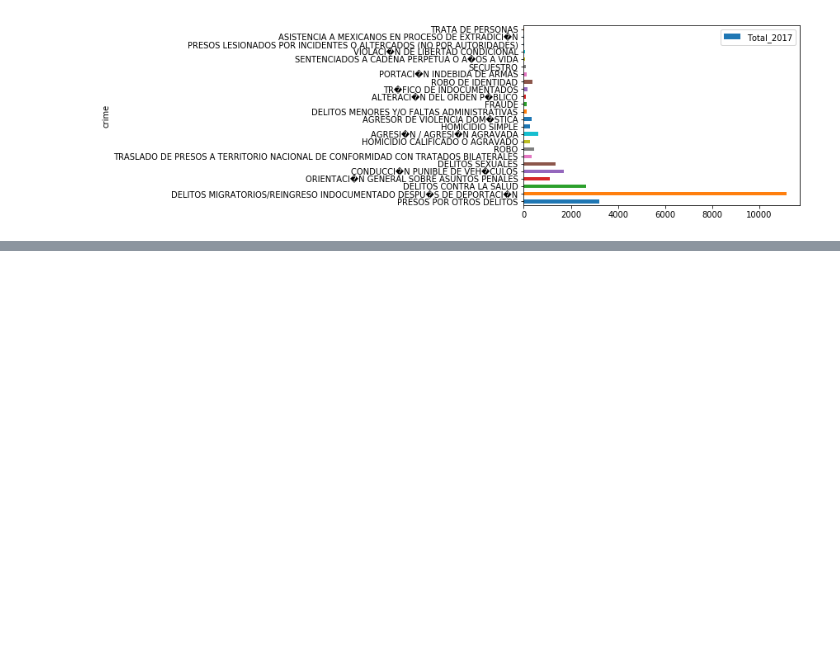
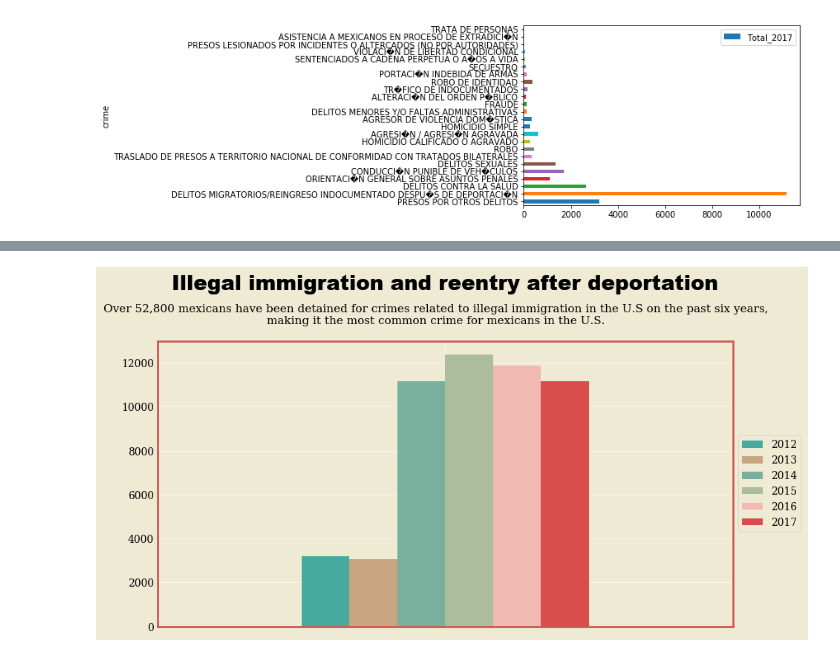
Before and after one commit to dbaptistr/data-studio, a Jupyter notebook: 02-project/Mexican crime abroad.ipynb, the cells around one changed output, grey strips where cells are left out. Cells and saved outputs as stored; diff of their text form; code cells hidden in the pictures; blank space fills up the shorter version.

```diff
--- a/02-project/Mexican crime abroad.ipynb
+++ b/02-project/Mexican crime abroad.ipynb
@@ -207,0 +231,4 @@ TypeError: Empty 'DataFrame': no numeric data to plot
+# %%
+migratorios = new_df[new_df.crime == 'DELITOS MIGRATORIOS/REINGRESO INDOCUMENTADO DESPU�S DE DEPORTACI�N']
+migratorios.drop(['Total_2010', 'Total_2011'], axis=1, inplace=True)
+migratorios
@@ -207,0 +308,27 @@ TypeError: Empty 'DataFrame': no numeric data to plot
+# %%
+ax= migratorios.plot(kind='bar', figsize=(10, 5))
+ax.grid(True, linewidth=0.5)
+ax.set_axisbelow(True)
+L = ax.legend(loc='center left', bbox_to_anchor=(1, 0.5))
+ax.xaxis.label.set_visible(False)
+ax.yaxis.label.set_visible(False)
+ax.tick_params(which='major', left=False, bottom=False)
+subtitle_string = "Over 52,800 mexicans have been detained for crimes related to illegal immigration in the U.S on the past six years,\nmaking it the most common crime for mexicans in the U.S."
+ax.tick_params(axis='x', which='both', bottom=False, top=False, labelbottom=False)
+plt.suptitle(subtitle_string, fontsize=11)
+
+ax.set_title('Illegal immigration and reentry after deportation', pad=50)
+ax.title.set_fontsize(20)
+ax.title.set_fontname('Arial Black')
+
+L.get_texts()[0].set_text('2012')
+L.get_texts()[1].set_text('2013')
+L.get_texts()[2].set_text('2014')
+L.get_texts()[3].set_text('2015')
+L.get_texts()[4].set_text('2016')
+L.get_texts()[5].set_text('2017')
+
+plt.savefig("migration.png")
+plt.show()
+# %% [output]
+[figure, added]
```
Also changed, not shown: parts of 19 cells of this notebook.
